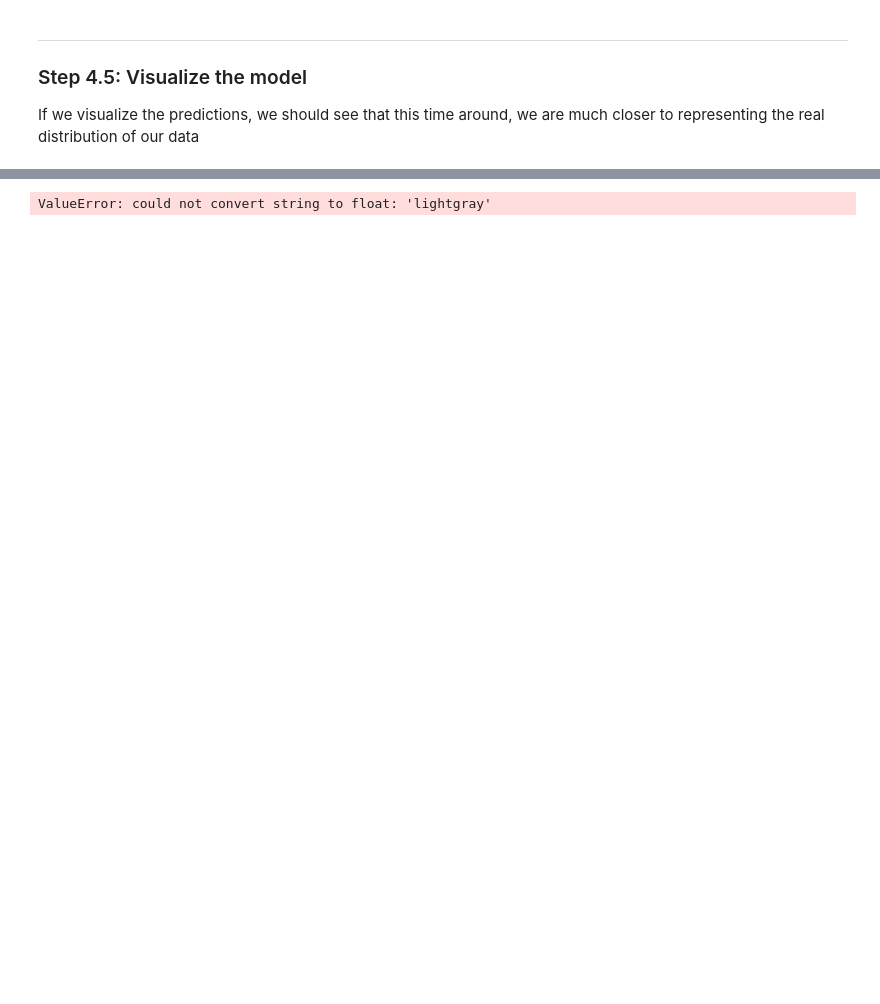
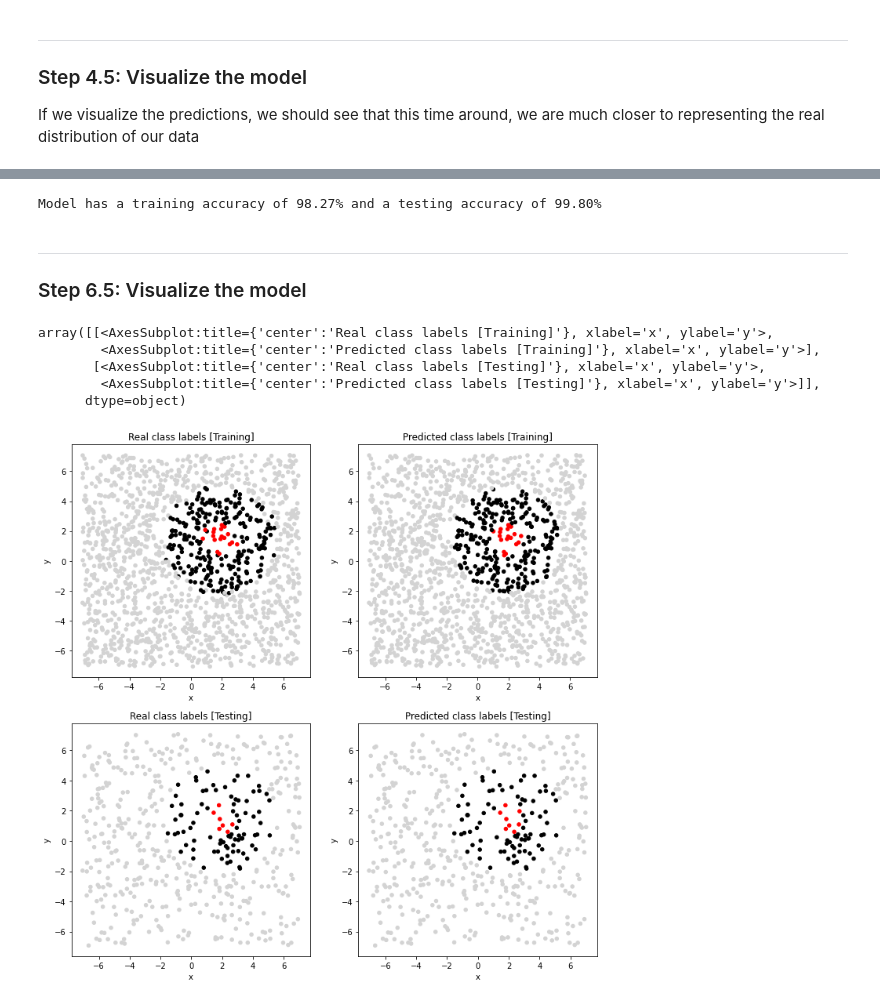
Before and after one commit to Cyrannosaurus/ForFun, a Jupyter notebook: sklearn/logreg.ipynb, the cells around one changed output, grey strips where cells are left out. Saved outputs shown, nothing was run; the diff lists cells and outputs as text; code cells hidden in the pictures; blank space fills up the shorter version.

Commit message:
add third class and MLPClassifier

```diff
--- a/sklearn/logreg.ipynb
+++ b/sklearn/logreg.ipynb
@@ -293,5 +296,5 @@ from sklearn.multioutput import ClassifierChain
 # %%
-pipe = make_pipeline(StandardScaler(), PolynomialFeatures(include_bias=False), ClassifierChain(LogisticRegression(), order='random'))
+pipe = make_pipeline(StandardScaler(), PolynomialFeatures(include_bias=False), MLPClassifier(solver='lbfgs', alpha=1e-5, hidden_layer_sizes=(3, 2), random_state=1))
 pipe.fit(train[['x','y']], train[['color']])
 # %% [output]
 Pipeline(steps=[('standardscaler', StandardScaler()),
@@ -304,7 +310,10 @@ train_acc = pipe.score(train[['x', 'y']], train[['color']])
 test_acc = pipe.score(test[['x', 'y']], test[['color']])
 print(f'Model has a training accuracy of {train_acc*100:.2f}% and a testing accuracy of {test_acc*100:.2f}%')
 # %% [output]
-ValueError: could not convert string to float: 'lightgray'
+Model has a training accuracy of 98.27% and a testing accuracy of 99.80%
+# %% [markdown]
+--------------------------------------
+### Step 6.5: Visualize the model
 # %%
 ptrain['predicted_color'] = pipe.predict(train[['x','y']])
 ptest['predicted_color'] = pipe.predict(test[['x','y']])
@@ -320,3 +322,12 @@ ptest.plot.scatter('x','y', c=ptest['predicted_color'], ax = axs[1][1], title='P
+# %%
+visualize(ptrain, ptest)
+# %% [output]
+array([[<AxesSubplot:title={'center':'Real class labels [Training]'}, xlabel='x', ylabel='y'>,
+        <AxesSubplot:title={'center':'Predicted class labels [Training]'}, xlabel='x', ylabel='y'>],
+       [<AxesSubplot:title={'center':'Real class labels [Testing]'}, xlabel='x', ylabel='y'>,
+        <AxesSubplot:title={'center':'Predicted class labels [Testing]'}, xlabel='x', ylabel='y'>]],
+      dtype=object)
+[figure, added]
 # %% [markdown]
 --------
 ### Conclusion
```
Also changed, not shown: parts of 27 cells of this notebook.
